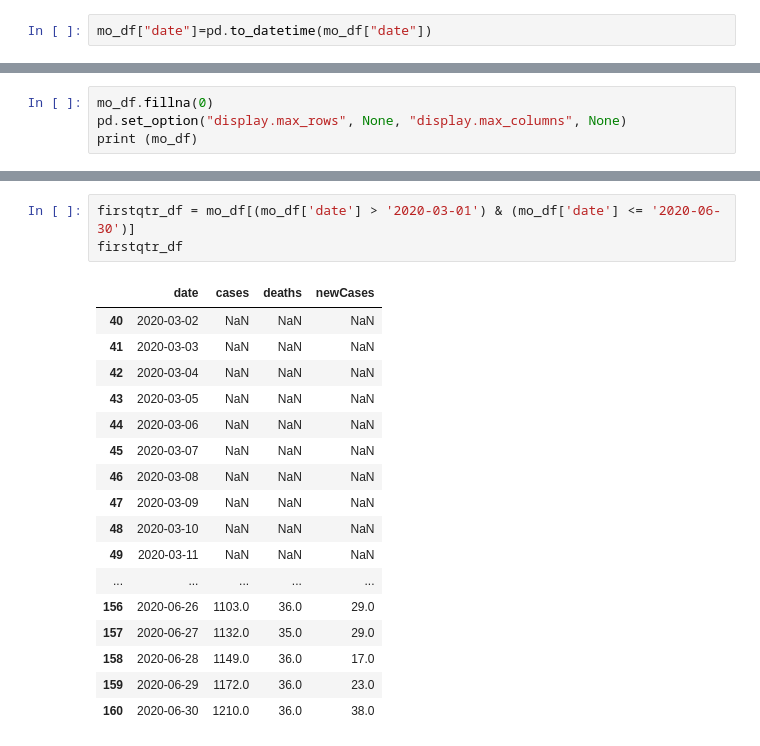
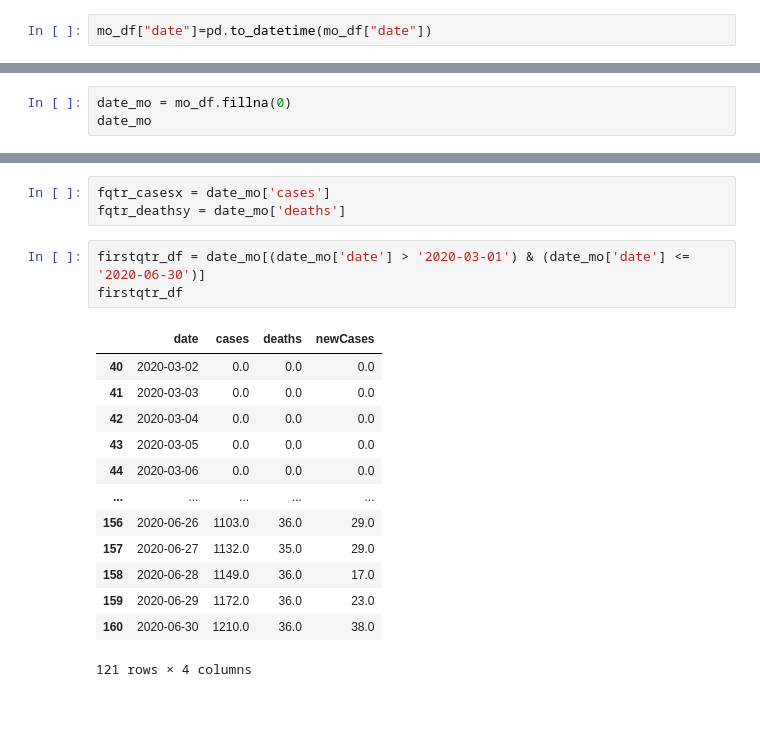
Before and after one commit to E-Weber/EKN-Project, a Jupyter notebook: Covid_api.ipynb, the cells around one changed output, grey strips where cells are left out. Cells and saved outputs as stored; diff of their text form; blank space fills up the shorter version.

```diff
--- a/Covid_api.ipynb
+++ b/Covid_api.ipynb
@@ -106,7 +109,3 @@ Data columns (total 4 columns):
 dtypes: datetime64[ns](1), float64(3)
 memory usage: 12.8 KB
 None
-# %%
-mo_df.fillna(0)
-pd.set_option("display.max_rows", None, "display.max_columns", None)
-print (mo_df)
@@ -130,0 +112,3 @@ print (mo_df)
+# %%
+date_mo = mo_df.fillna(0)
+date_mo
@@ -194,21 +235,20 @@ plt.show()
+# %%
+fqtr_casesx = date_mo['cases']
+fqtr_deathsy = date_mo['deaths']
 # %%
-firstqtr_df = mo_df[(mo_df['date'] > '2020-03-01') & (mo_df['date'] <= '2020-06-30')]
+firstqtr_df = date_mo[(date_mo['date'] > '2020-03-01') & (date_mo['date'] <= '2020-06-30')]
 firstqtr_df
 # %% [output]
 |  | date | cases | deaths | newCases |
-| 40 | 2020-03-02 | NaN | NaN | NaN |
-| 41 | 2020-03-03 | NaN | NaN | NaN |
-| 42 | 2020-03-04 | NaN | NaN | NaN |
-| 43 | 2020-03-05 | NaN | NaN | NaN |
-| 44 | 2020-03-06 | NaN | NaN | NaN |
-| 45 | 2020-03-07 | NaN | NaN | NaN |
-| 46 | 2020-03-08 | NaN | NaN | NaN |
-| 47 | 2020-03-09 | NaN | NaN | NaN |
-| 48 | 2020-03-10 | NaN | NaN | NaN |
-| 49 | 2020-03-11 | NaN | NaN | NaN |
+| 40 | 2020-03-02 | 0.0 | 0.0 | 0.0 |
+| 41 | 2020-03-03 | 0.0 | 0.0 | 0.0 |
+| 42 | 2020-03-04 | 0.0 | 0.0 | 0.0 |
+| 43 | 2020-03-05 | 0.0 | 0.0 | 0.0 |
+| 44 | 2020-03-06 | 0.0 | 0.0 | 0.0 |
 | ... | ... | ... | ... | ... |
 | 156 | 2020-06-26 | 1103.0 | 36.0 | 29.0 |
 | 157 | 2020-06-27 | 1132.0 | 35.0 | 29.0 |
 | 158 | 2020-06-28 | 1149.0 | 36.0 | 17.0 |
 | 159 | 2020-06-29 | 1172.0 | 36.0 | 23.0 |
 | 160 | 2020-06-30 | 1210.0 | 36.0 | 38.0 |
+121 rows × 4 columns
```
Also changed, not shown: parts of 24 cells of this notebook.
